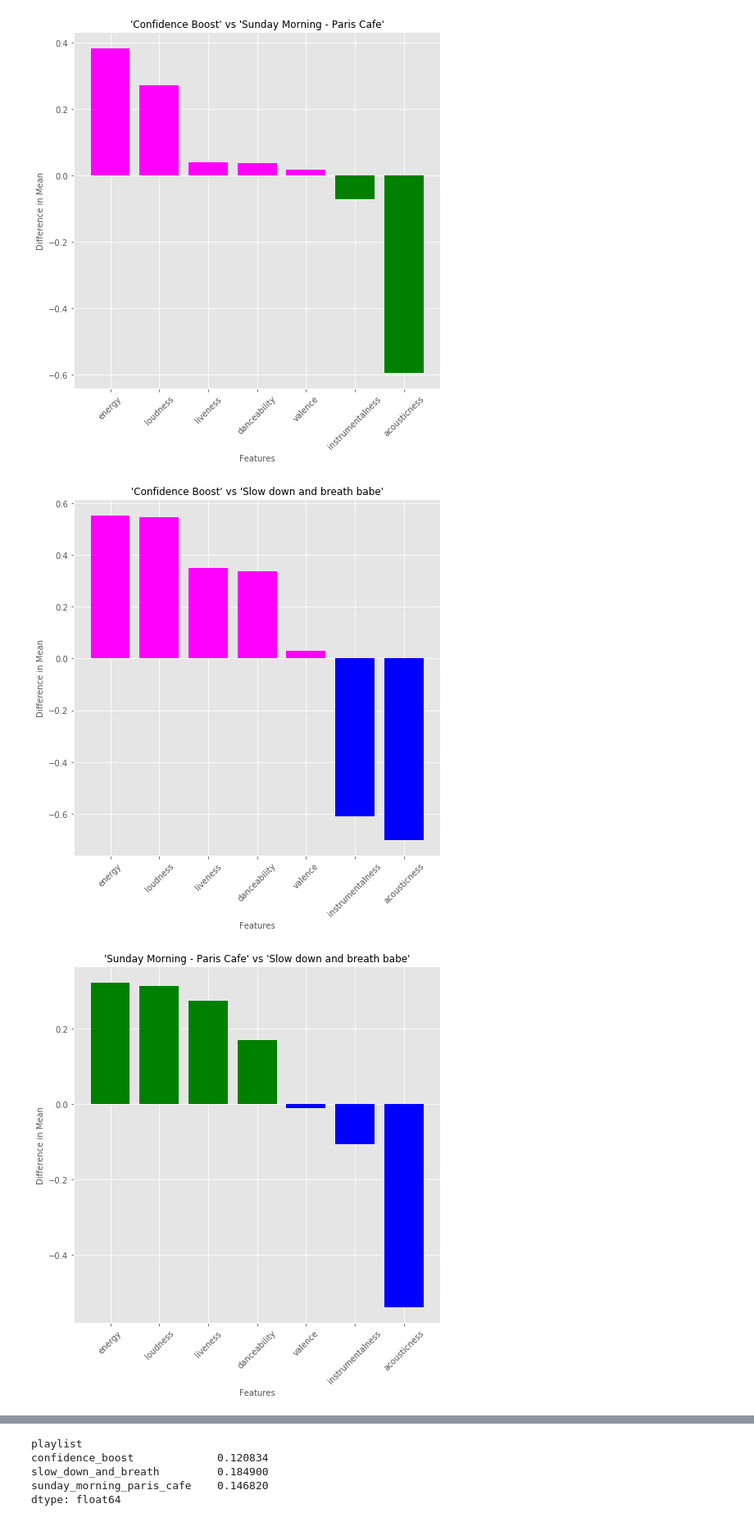
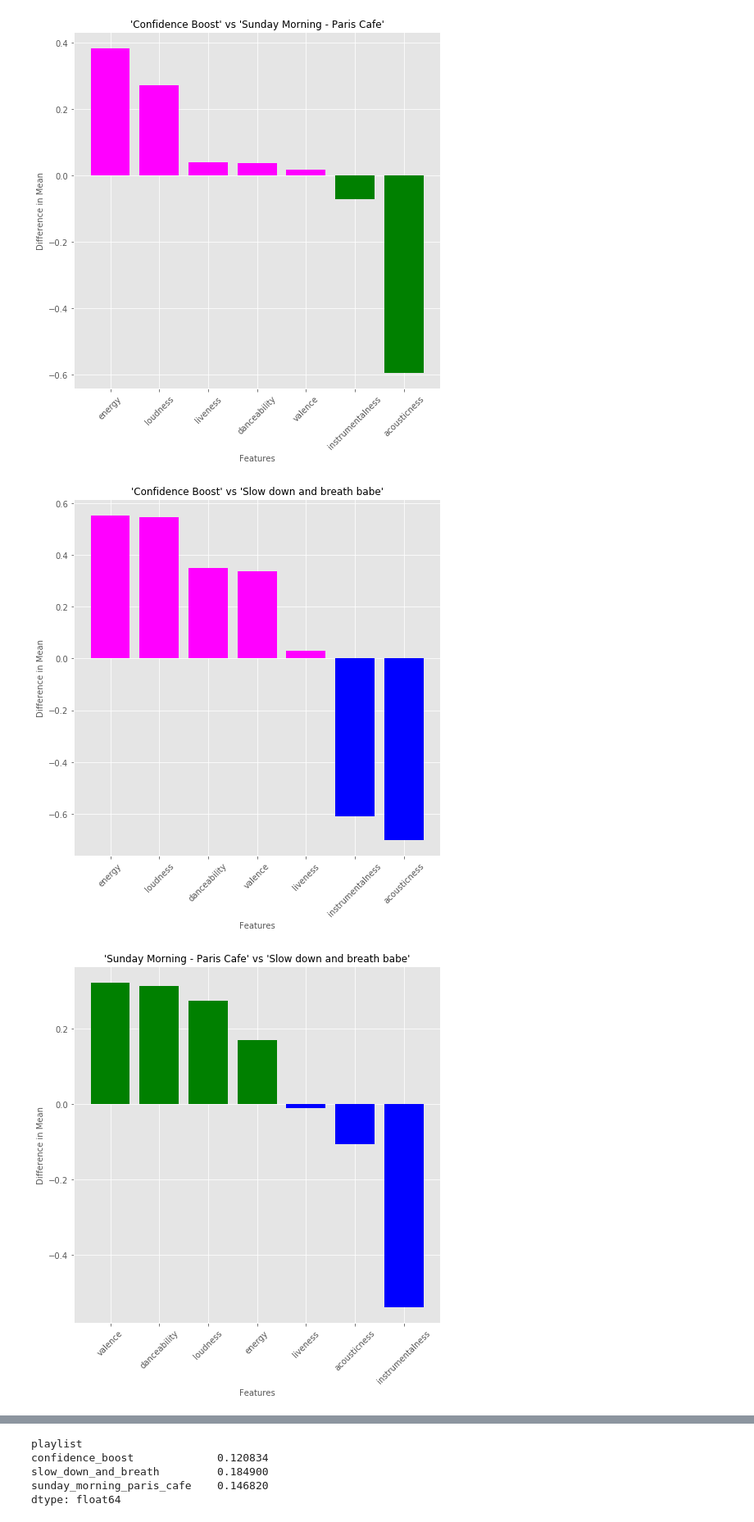
Before and after one commit to zsvorenova/Group_Three, a Jupyter notebook: zuzana_API_test.ipynb, the cells around one changed output, grey strips where cells are left out. Shown at 82% size. Cells and saved outputs as stored; diff of their text form; code cells hidden in the pictures.

Commit message:
cleaning of files, images for playlists plots

```diff
--- a/zuzana_API_test.ipynb
+++ b/zuzana_API_test.ipynb
@@ -312,28 +316,3 @@ plt.tight_layout()
 plt.show()
 # %% [output]
 [figure]
-# %%
-y_axis = np.arange(len(features_df))
-
-width = 0.25
-#Bar plot for each list
-plt.barh(y_axis, features_df['confidence_boost'], width, label = 'Confidence Boost', color = 'magenta')
-plt.barh(y_axis + width, features_df['sunday_morning_paris_cafe'], width, label = 'Sunday Morning - Paris Cafe', color ='green')
-plt.barh(y_axis + width + width, features_df.slow_down_and_breath, width, label = 'Slow Down and Breath Babe', color = 'blue')
-
-# X-label
-plt.xlabel('Mean', fontsize = 12)
-
-#y-label & vertical ticks
-plt.yticks(y_axis+width, (list(features_df.index)), fontsize = 12)
-
-# Title
-plt.title ('Mean values of audio features for playlists')
-
-# legend
-plt.legend(loc = 'best')
-
-#figure size
-plt.rcParams['figure.figsize'] = (8,8)
-#style.use('ggplot')
-plt.show()
@@ -342,3 +318,0 @@ plt.show()
-# %%
-style.use?
-style.available
@@ -480,38 +402,40 @@ for i in diff2:
 x = np.arange(len(diff2))
 y = diff2
 plt.bar(x,y, color = colors)
-plt.xticks(x, diff_boost_paris.index, rotation=45)
+plt.xticks(x, diff2.index, rotation=45)
 plt.ylabel('Difference in Mean', fontsize = 10)
 plt.xlabel('Features', fontsize = 10)
 plt.title("'Confidence Boost' vs 'Slow down and breath babe'", fontsize = 12)
+plt.savefig("Images/Confidence_Breath_meansdiff.png")
 plt.show()
 # %% [output]
-[figure, old version]
+[figure, new version]
 # %%
 # Create a bar plot for comparison of differences between 'Sunday Morning - Paris Cafe' and 'Slow down and breath babe'
 # Calculate the differences and sort values in descending order
 diff3 = features_df.sunday_morning_paris_cafe - features_df.slow_down_and_breath
 diff3 = diff3.sort_values(ascending=False)
 
 # The colors for each bar needs to be assigned manually based on which playlist's value is higher:
 colors = []
 for i in diff3:
     if i > 0:
         colors.append('green')
     else:
         colors.append('blue')
 
 #Create a bar plot with assigning the colors as defined in the step above
 x = np.arange(len(diff3))
 y = diff3
 plt.bar(x,y, color = colors)
-plt.xticks(x, diff_boost_paris.index, rotation=45)
+plt.xticks(x, diff3.index, rotation=45)
 plt.ylabel('Difference in Mean', fontsize = 10)
 plt.xlabel('Features', fontsize = 10)
 plt.title("'Sunday Morning - Paris Cafe' vs 'Slow down and breath babe'", fontsize = 12)
+plt.savefig("Images/Sunday_Breath_meansdiff.png")
 plt.show()
 # %% [output]
-[figure, old version]
+[figure, new version]
 # %%
 # Correlation Between Variables:  Valence x Energy
 
```
Also changed, not shown: parts of 31 cells of this notebook, 7 other files.
